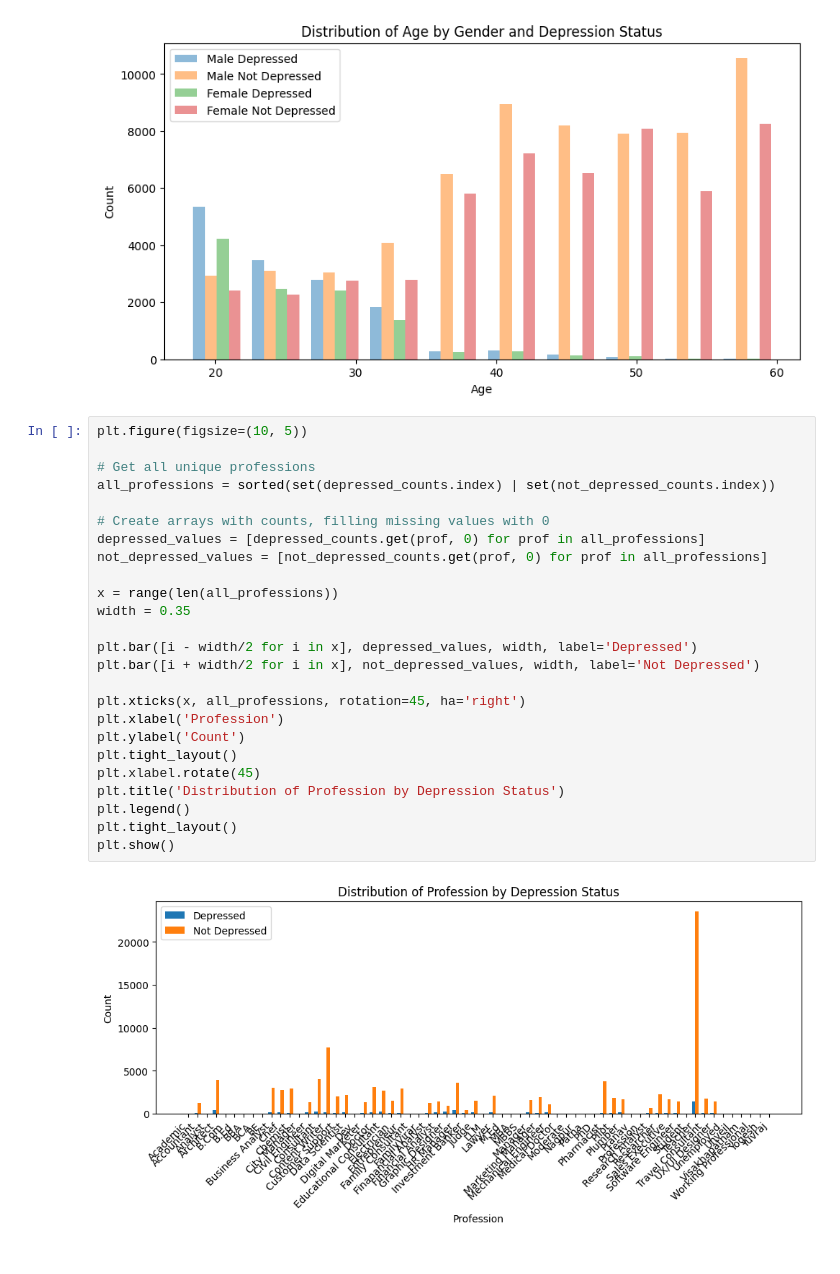
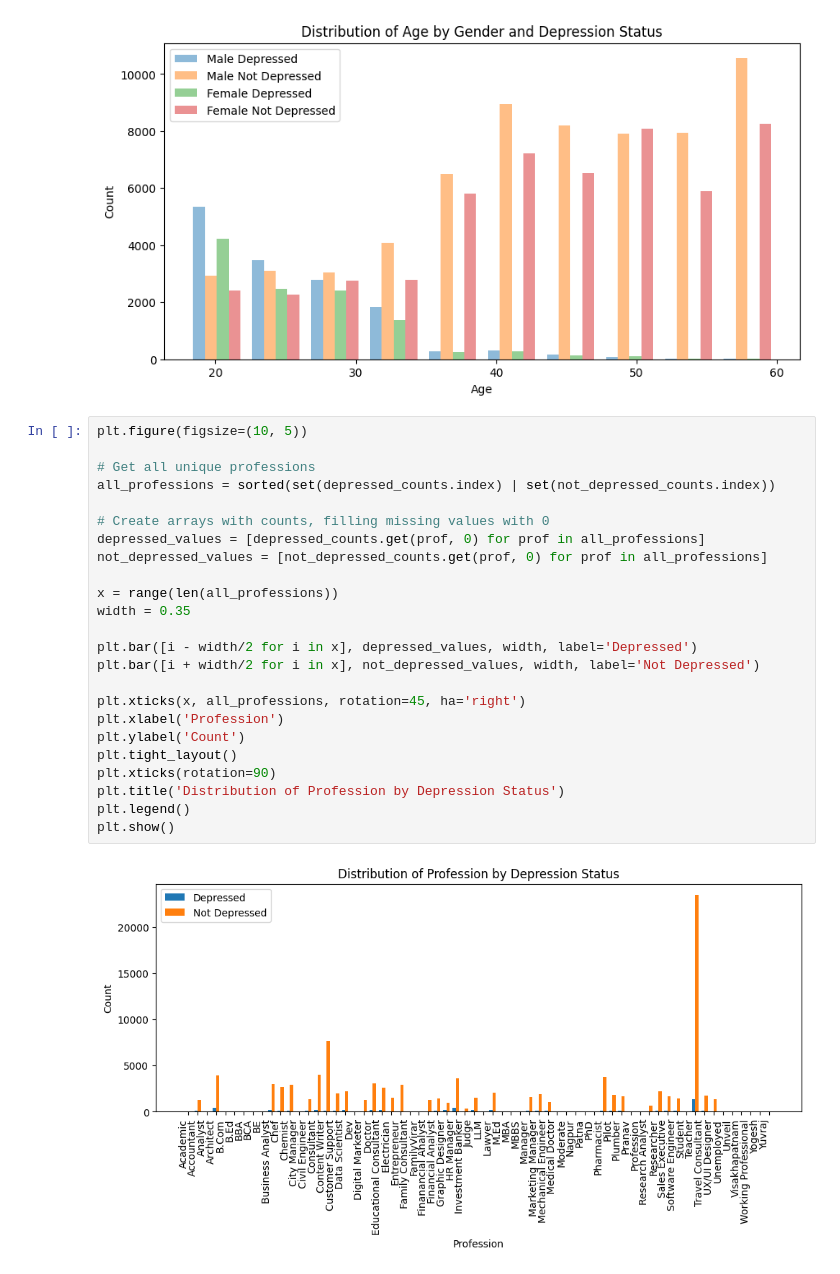
Before and after one commit to karlustav/data_project, a Jupyter notebook: init_data_exploration.ipynb, the cells around one changed output. Cells and saved outputs as stored; diff of their text form.

```diff
--- a/init_data_exploration.ipynb
+++ b/init_data_exploration.ipynb
@@ -189,27 +189,26 @@ plt.show()
 # %%
 plt.figure(figsize=(10, 5))
 
 # Get all unique professions
 all_professions = sorted(set(depressed_counts.index) | set(not_depressed_counts.index))
 
 # Create arrays with counts, filling missing values with 0
 depressed_values = [depressed_counts.get(prof, 0) for prof in all_professions]
 not_depressed_values = [not_depressed_counts.get(prof, 0) for prof in all_professions]
 
 x = range(len(all_professions))
 width = 0.35
 
 plt.bar([i - width/2 for i in x], depressed_values, width, label='Depressed')
 plt.bar([i + width/2 for i in x], not_depressed_values, width, label='Not Depressed')
 
 plt.xticks(x, all_professions, rotation=45, ha='right')
 plt.xlabel('Profession')
 plt.ylabel('Count')
 plt.tight_layout()
-plt.xlabel.rotate(45)
+plt.xticks(rotation=90)
 plt.title('Distribution of Profession by Depression Status')
 plt.legend()
-plt.tight_layout()
 plt.show()
 # %% [output]
-[figure, old version]
+[figure, new version]
```
Also changed, not shown: parts of 2 cells of this notebook, 1 other file.
